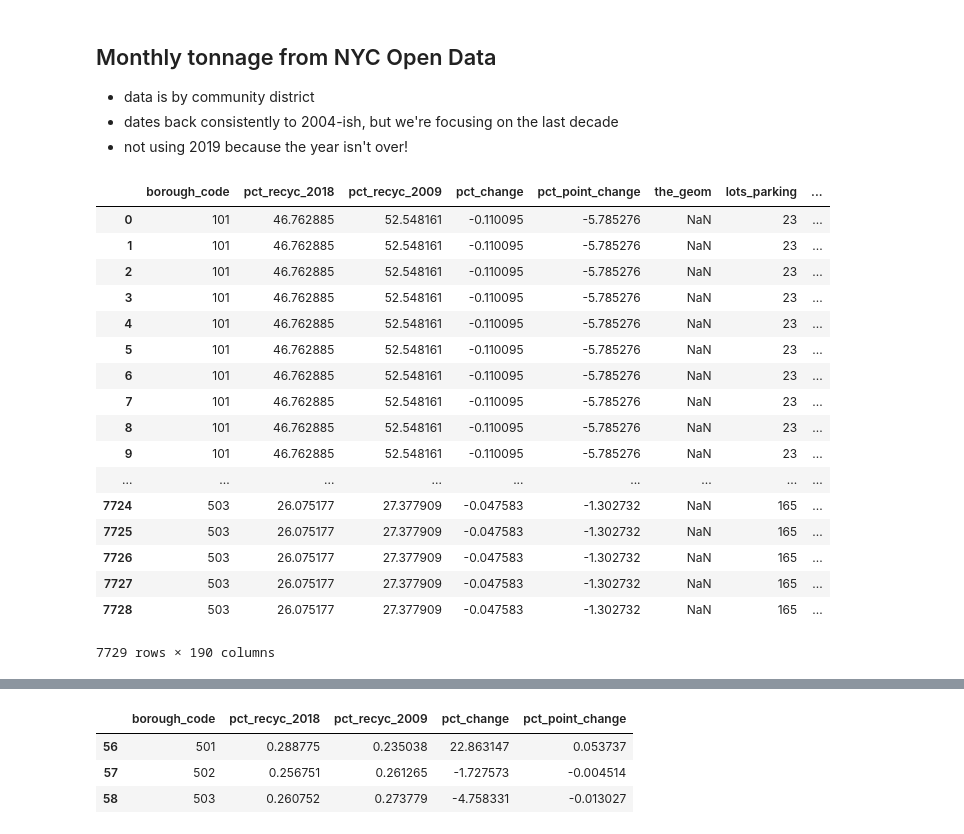
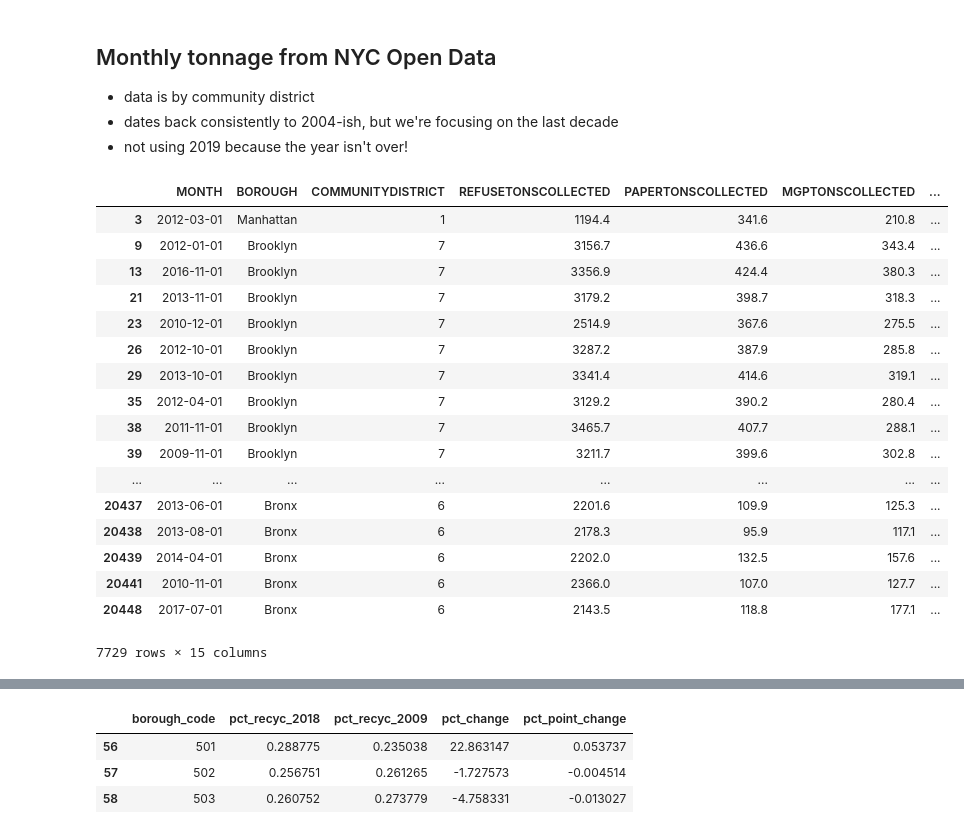
Before and after one commit to tongxuCai/NYC-recycling, a Jupyter notebook: src/data/NYC_Recycling_Sawyer.ipynb, the cells around one changed output, grey strips where cells are left out. Cells and saved outputs as stored; diff of their text form; code cells hidden in the pictures.

```diff
--- a/src/data/NYC_Recycling_Sawyer.ipynb
+++ b/src/data/NYC_Recycling_Sawyer.ipynb
@@ -51,49 +51,48 @@ df['year'] = df.MONTH.astype(str).str.extract(r'^(.*)-.*-.*').astype(int)
 df.BOROUGH_ID = df.BOROUGH_ID.astype(str)
 
 df = df[df.year > 2008] ## just for the past 10 years
 
 ## some math to get the percents and totals
 df['total_recycled'] = df.PAPERTONSCOLLECTED + df.MGPTONSCOLLECTED + df.RESORGANICSTONS
 df['percent_recycled'] = df['total_recycled'] / df.REFUSETONSCOLLECTED * 100
 
 # give the borough code
 def get_boro_code(x):
     return x.BOROUGH_ID + "{:02d}".format(x.COMMUNITYDISTRICT)
 df['borough_code'] = df.apply(get_boro_code, axis=1)
 
 bydist_2018 = df[df['year']==2018].groupby('borough_code').percent_recycled.mean().reset_index()
 bydist_2009 = df[df['year']==2009].groupby('borough_code').percent_recycled.mean().reset_index()
 
 bydist = pd.merge(bydist_2018,bydist_2009['percent_recycled'],left_index=True,right_index=True)
 bydist.columns = ['borough_code','pct_recyc_2018','pct_recyc_2009']
 bydist['pct_change'] = (bydist['pct_recyc_2018'] / bydist['pct_recyc_2009'] - 1)
 
 
 
 bydist['pct_point_change'] = bydist['pct_recyc_2018'] - bydist['pct_recyc_2009']
 
 demo_df = pd.read_csv('src/data/Bronx-2-indicators.csv')
 demo_df.borocd = demo_df.borocd.astype(str)
 
 merged = bydist.merge(demo_df, left_on='borough_code', right_on='borocd')
-merged = merged.merge(df[['BOROUGH', 'borough_code']], on='borough_code')
 # merged.to_csv('src/data/demographics_and_recyc.csv', index=False)
 # %% [output]
-|  | borough_code | pct_recyc_2018 | pct_recyc_2009 | pct_change | pct_point_change | the_geom | lots_parking | ... |
-| 0 | 101 | 46.762885 | 52.548161 | -0.110095 | -5.785276 | NaN | 23 | ... |
-| 1 | 101 | 46.762885 | 52.548161 | -0.110095 | -5.785276 | NaN | 23 | ... |
-| 2 | 101 | 46.762885 | 52.548161 | -0.110095 | -5.785276 | NaN | 23 | ... |
-| 3 | 101 | 46.762885 | 52.548161 | -0.110095 | -5.785276 | NaN | 23 | ... |
-| 4 | 101 | 46.762885 | 52.548161 | -0.110095 | -5.785276 | NaN | 23 | ... |
-| 5 | 101 | 46.762885 | 52.548161 | -0.110095 | -5.785276 | NaN | 23 | ... |
-| 6 | 101 | 46.762885 | 52.548161 | -0.110095 | -5.785276 | NaN | 23 | ... |
-| 7 | 101 | 46.762885 | 52.548161 | -0.110095 | -5.785276 | NaN | 23 | ... |
-| 8 | 101 | 46.762885 | 52.548161 | -0.110095 | -5.785276 | NaN | 23 | ... |
-| 9 | 101 | 46.762885 | 52.548161 | -0.110095 | -5.785276 | NaN | 23 | ... |
-| ... | ... | ... | ... | ... | ... | ... | ... | ... |
-| 7724 | 503 | 26.075177 | 27.377909 | -0.047583 | -1.302732 | NaN | 165 | ... |
-| 7725 | 503 | 26.075177 | 27.377909 | -0.047583 | -1.302732 | NaN | 165 | ... |
-| 7726 | 503 | 26.075177 | 27.377909 | -0.047583 | -1.302732 | NaN | 165 | ... |
-| 7727 | 503 | 26.075177 | 27.377909 | -0.047583 | -1.302732 | NaN | 165 | ... |
-| 7728 | 503 | 26.075177 | 27.377909 | -0.047583 | -1.302732 | NaN | 165 | ... |
+|  | MONTH | BOROUGH | COMMUNITYDISTRICT | REFUSETONSCOLLECTED | PAPERTONSCOLLECTED | MGPTONSCOLLECTED | ... |
+| 3 | 2012-03-01 | Manhattan | 1 | 1194.4 | 341.6 | 210.8 | ... |
+| 9 | 2012-01-01 | Brooklyn | 7 | 3156.7 | 436.6 | 343.4 | ... |
+| 13 | 2016-11-01 | Brooklyn | 7 | 3356.9 | 424.4 | 380.3 | ... |
+| 21 | 2013-11-01 | Brooklyn | 7 | 3179.2 | 398.7 | 318.3 | ... |
+| 23 | 2010-12-01 | Brooklyn | 7 | 2514.9 | 367.6 | 275.5 | ... |
+| 26 | 2012-10-01 | Brooklyn | 7 | 3287.2 | 387.9 | 285.8 | ... |
+| 29 | 2013-10-01 | Brooklyn | 7 | 3341.4 | 414.6 | 319.1 | ... |
+| 35 | 2012-04-01 | Brooklyn | 7 | 3129.2 | 390.2 | 280.4 | ... |
+| 38 | 2011-11-01 | Brooklyn | 7 | 3465.7 | 407.7 | 288.1 | ... |
+| 39 | 2009-11-01 | Brooklyn | 7 | 3211.7 | 399.6 | 302.8 | ... |
+| ... | ... | ... | ... | ... | ... | ... | ... |
+| 20437 | 2013-06-01 | Bronx | 6 | 2201.6 | 109.9 | 125.3 | ... |
+| 20438 | 2013-08-01 | Bronx | 6 | 2178.3 | 95.9 | 117.1 | ... |
+| 20439 | 2014-04-01 | Bronx | 6 | 2202.0 | 132.5 | 157.6 | ... |
+| 20441 | 2010-11-01 | Bronx | 6 | 2366.0 | 107.0 | 127.7 | ... |
+| 20448 | 2017-07-01 | Bronx | 6 | 2143.5 | 118.8 | 177.1 | ... |
-7729 rows × 190 columns
+7729 rows × 15 columns
```
Also changed, not shown: parts of 2 cells of this notebook, 28 other files.
